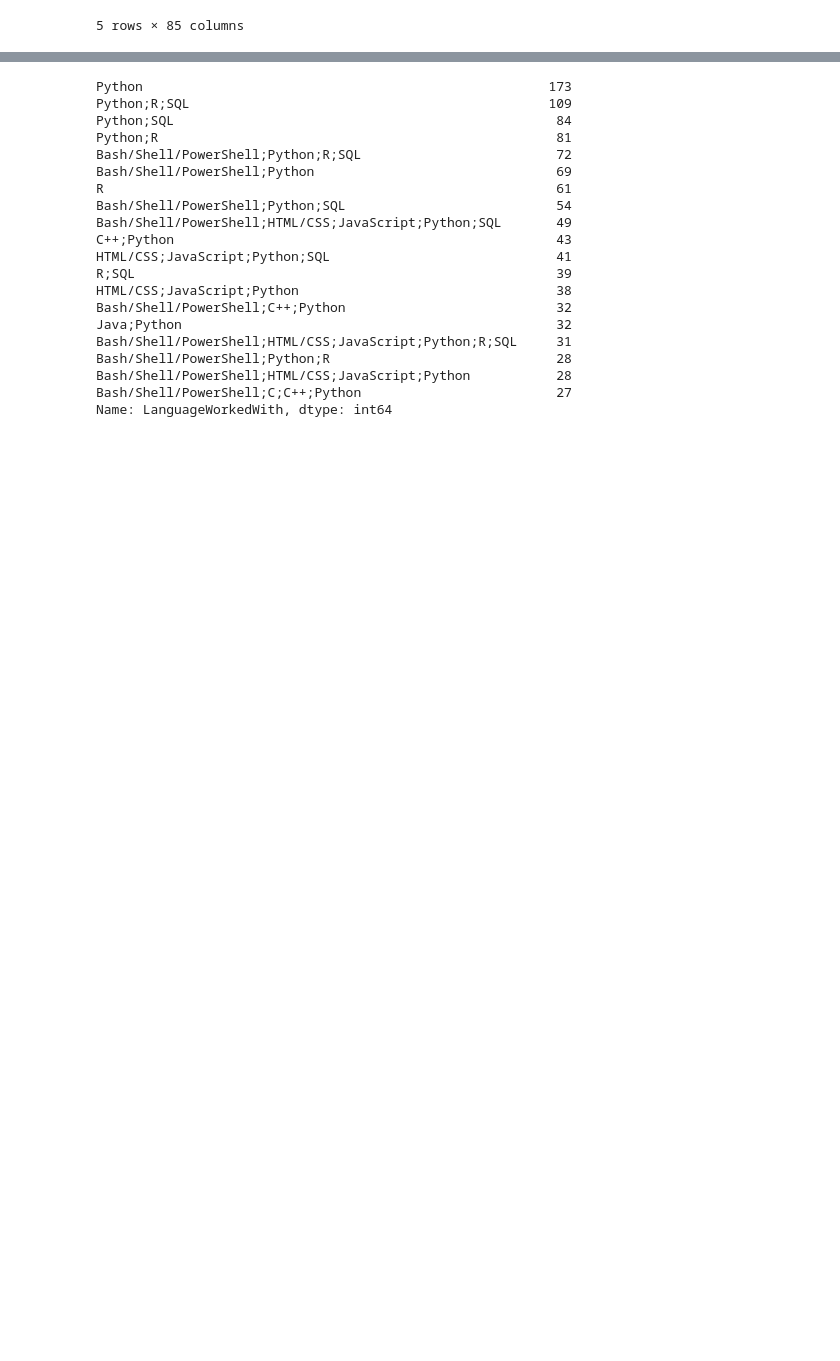
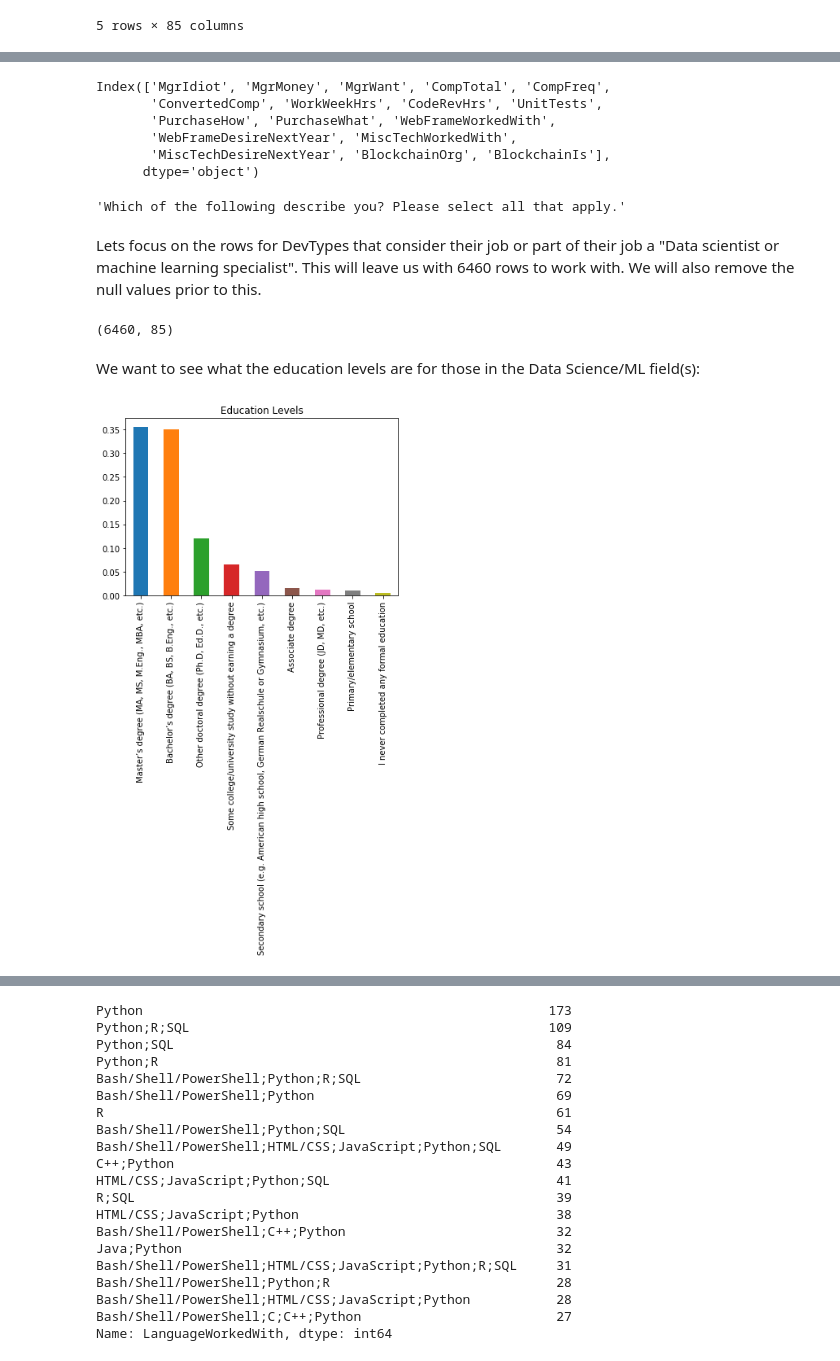
Before and after one commit to lilleboe/stackoverflow_research, a Jupyter notebook: research.ipynb, the cells around one changed output, grey strips where cells are left out. Cells and saved outputs as stored; diff of their text form; code cells hidden in the pictures; blank space fills up the shorter version.

```diff
--- a/research.ipynb
+++ b/research.ipynb
@@ -142,0 +56,31 @@ plt.title("Formal Education");
+# %%
+most_missing_cols = df.columns[df.isnull().mean() > 0.25] #Set of columns with more than 25% of the values missing
+most_missing_cols
+# %% [output]
+Index(['MgrIdiot', 'MgrMoney', 'MgrWant', 'CompTotal', 'CompFreq',
+       'ConvertedComp', 'WorkWeekHrs', 'CodeRevHrs', 'UnitTests',
+       'PurchaseHow', 'PurchaseWhat', 'WebFrameWorkedWith',
+       'WebFrameDesireNextYear', 'MiscTechWorkedWith',
+       'MiscTechDesireNextYear', 'BlockchainOrg', 'BlockchainIs'],
+      dtype='object')
+# %%
+get_description('DevType', schema)
+# %% [output]
+'Which of the following describe you? Please select all that apply.'
+# %% [markdown]
+Lets focus on the rows for DevTypes that consider their job or part of their job a "Data scientist or machine learning specialist".  This will leave us with 6460 rows to work with. We will also remove the null values prior to this.
+# %%
+df = df[df.DevType.notnull()]
+df = df[df['DevType'].str.contains('Data scientist or machine learning specialist')]
+df.shape
+# %% [output]
+(6460, 85)
+# %% [markdown]
+We want to see what the education levels are for those in the Data Science/ML field(s):
+# %%
+ed_vals = df.EdLevel.value_counts() #A pandas series of the counts for each EdLevel status
+
+(ed_vals/df.shape[0]).plot(kind="bar");
+plt.title("Education Levels");
+# %% [output]
+[figure, added]
```
Also changed, not shown: parts of 49 cells of this notebook, 1 other file.
